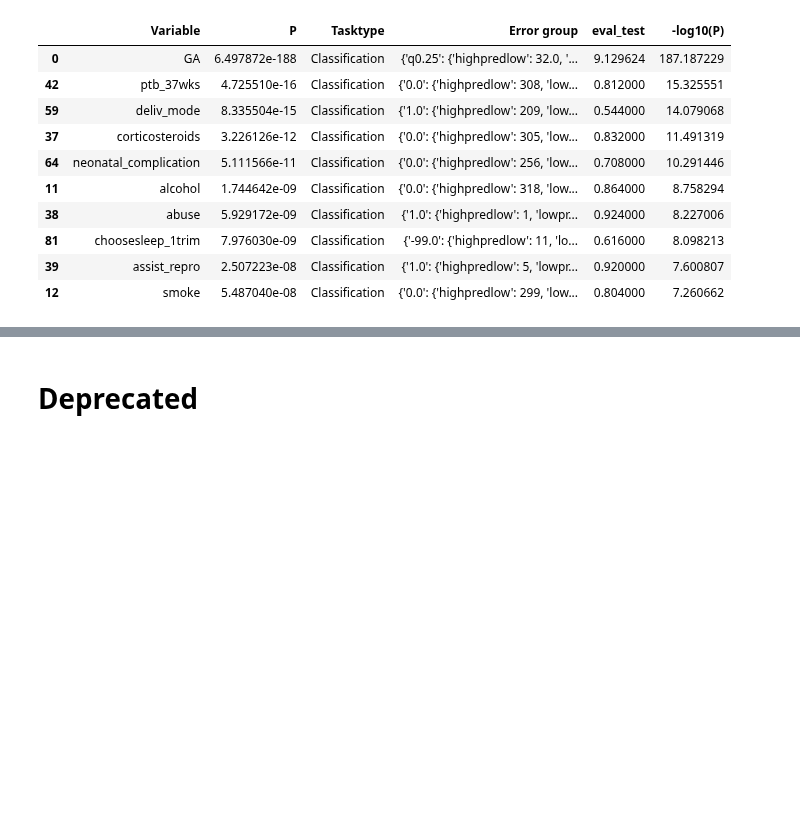
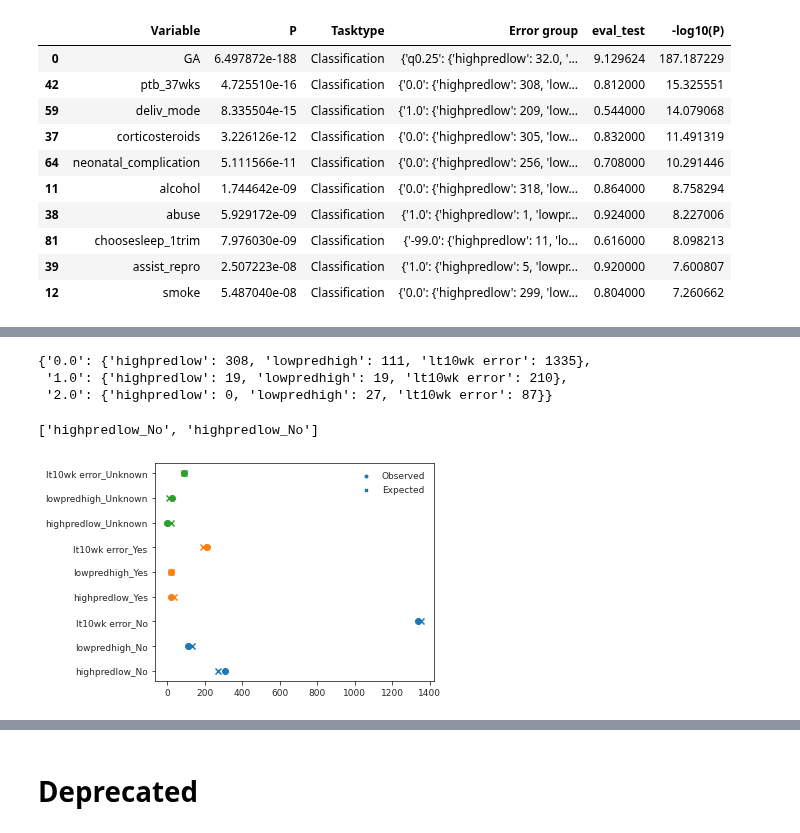
Before and after one commit to nealgravindra/wearables, a Jupyter notebook: notebooks/ITRerror_analysis.ipynb, the cells around one changed output, grey strips where cells are left out. Cells and saved outputs as stored; diff of their text form; code cells hidden in the pictures; blank space fills up the shorter version.

```diff
--- a/notebooks/ITRerror_analysis.ipynb
+++ b/notebooks/ITRerror_analysis.ipynb
@@ -251,0 +255,3 @@ res.sort_values(by='P').head(10)
+# %%
+res = stat_err_analysis(md, include_var_pred_performance=True, norm=False)
+res.sort_values(by='P').head(5)
@@ -251,0 +265,6 @@ res.sort_values(by='P').head(10)
+# %%
+res.loc[res['Variable']=='ptb_37wks', 'Error group'].values[0]
+# %% [output]
+{'0.0': {'highpredlow': 308, 'lowpredhigh': 111, 'lt10wk error': 1335},
+ '1.0': {'highpredlow': 19, 'lowpredhigh': 19, 'lt10wk error': 210},
+ '2.0': {'highpredlow': 0, 'lowpredhigh': 27, 'lt10wk error': 87}}
@@ -251,0 +298,35 @@ res.sort_values(by='P').head(10)
+# %%
+obs = res['Observed']
+exp = res['Expected']
+key = {'0.0':'No', '1.0':'Yes', '2.0':'Unknown'}
+# %%
+['{}_{}'.format(group, k), '{}_{}'.format(group, k)]
+# %% [output]
+['highpredlow_No', 'highpredlow_No']
+# %%
+fig, ax = plt.subplots(1, 1, figsize=(5, 4))
+for i, (k,v) in enumerate(obs.items()):
+    if key is not None:
+        k = key[k]
+    for j, group in enumerate(v.keys()):
+#         ax.plot([0, v[group]], ['{}_{}'.format(group, k), '{}_{}'.format(group, k)], '--', color=sns.color_palette()[i])
+        if i==0 and j==0:
+            label = 'Observed'
+        else:
+            label = None
+        ax.scatter(v[group], '{}_{}'.format(group, k), marker='o', color=sns.color_palette()[i], label=label)
+for i, (k,v) in enumerate(exp.items()):
+    if key is not None:
+        k = key[k]
+    for j, group in enumerate(v.keys()):
+        if i ==0 and j==0:
+            label = 'Expected'
+        else:
+            label = None
+#         ax.plot([0, v[group]], ['{}_{}'.format(group, k), '{}_{}'.format(group, k)], '--', color=sns.color_palette()[i])
+        ax.scatter(v[group], '{}_{}'.format(group, k), marker='x', color=sns.color_palette()[i], label=label)
+ax.legend()
+
+fig.savefig('/home/ngr4/project/wearables/results/group_stat_obsVexp_ptb37wks.png', bbox_inches='tight', dpi=300)
+# %% [output]
+[figure, added]
```
Also changed, not shown: parts of 8 cells of this notebook, 1 other file.
